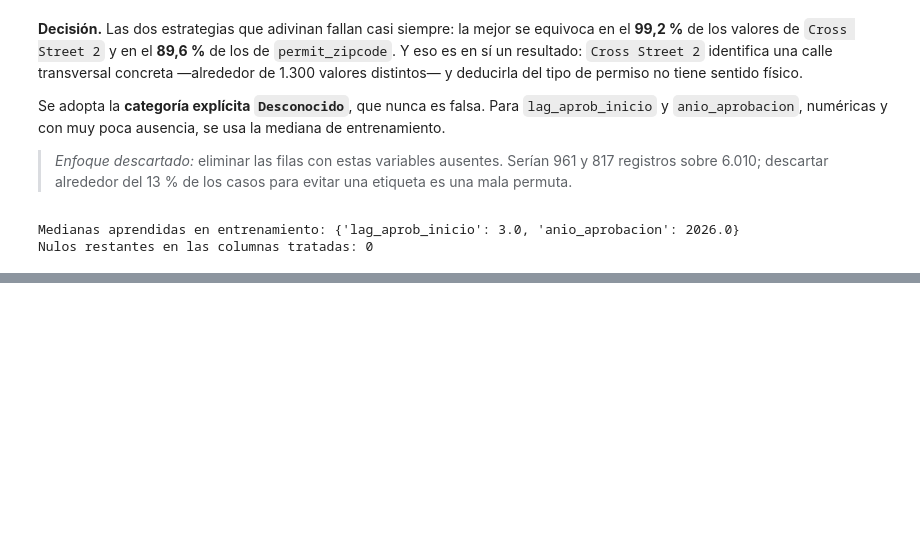
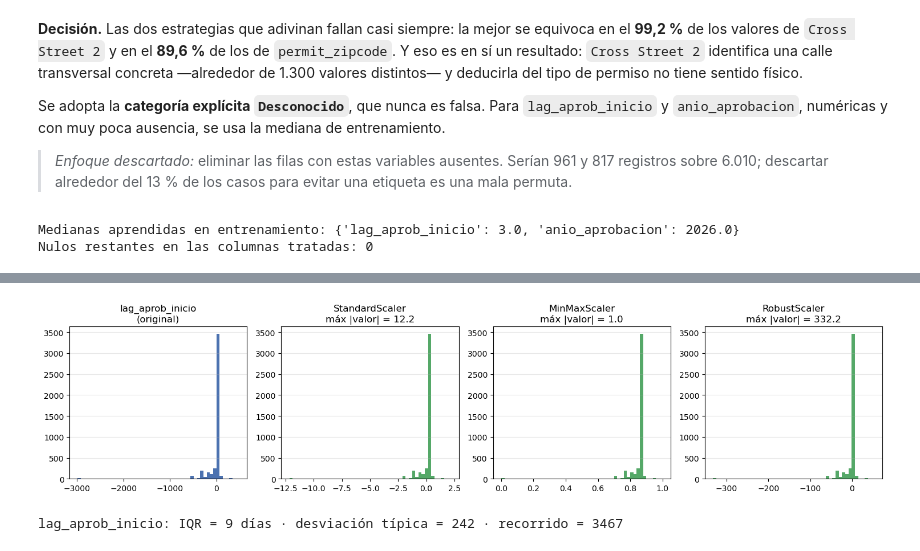
Before and after one commit to RJaramilloP/proyecto-grupo5-mcdi500, a Jupyter notebook: F2/F2_Prueba.ipynb, the cells around one changed output, grey strips where cells are left out. Saved outputs shown, nothing was run; the diff lists cells and outputs as text; code cells hidden in the pictures; blank space fills up the shorter version.

Commit message:
feat: Implementación de escalamiento de variables y transformación de objetivo

```diff
--- a/F2/F2_Prueba.ipynb
+++ b/F2/F2_Prueba.ipynb
@@ -915,0 +1067,18 @@ Nulos restantes en las columnas tratadas: 0
+# %%
+nueva = pd.DataFrame({"tipo_permiso": ["Excavation", "CategoriaQueNoExistia"]})
+
+print("OneHotEncoder con handle_unknown='ignore':")
+print(ohe.transform(nueva).astype(int))
+print("\nLa segunda fila queda en ceros: categoría desconocida, sin interrumpir el proceso.")
+
+print("\nLos otros dos codificadores fallan de inmediato:")
+for nombre, codificador, entrada in [("LabelEncoder", le, nueva.tipo_permiso),
+                                     ("OrdinalEncoder", oe, nueva[["tipo_permiso"]])]:
+    try:
+        codificador.transform(entrada)
+        print(f"  {nombre}: no falló (inesperado)")
+    except ValueError as e:
+        print(f"  [OK] {nombre} lanza ValueError: {str(e)[:70]}...")
+
+print("\nEse fallo no es un defecto: avisar es mejor que inventar. Pero en un flujo que")
+print("debe seguir corriendo, 'ignore' es la opción adecuada, y por eso se usa arriba.")
@@ -915,0 +1217,22 @@ Nulos restantes en las columnas tratadas: 0
+# %%
+# Cuatro paneles: la variable original y el resultado de cada escalador.
+variable = "lag_aprob_inicio"
+fig, ejes = plt.subplots(1, 4, figsize=(15, 3.6))
+
+ejes[0].hist(X_tr[variable], bins=50, color="#4C72B0")
+ejes[0].set_title(f"{variable}\n(original)")
+for eje, (nombre, z) in zip(ejes[1:], escalados.items()):
+    eje.hist(z[variable], bins=50, color="#55A868")
+    eje.set_title(f"{nombre}\nmáx |valor| = {z[variable].abs().max():.1f}")
+for eje in ejes:
+    eje.grid(axis="y", alpha=.3)
+plt.tight_layout()
+fig.savefig(DIR_ANEXOS / "anexo_f4_escaladores.png", dpi=150, bbox_inches="tight")
+plt.show()
+
+q1, q3 = X_tr[variable].quantile([.25, .75])
+print(f"{variable}: IQR = {q3 - q1:.0f} días · desviación típica = {X_tr[variable].std():.0f} "
+      f"· recorrido = {X_tr[variable].max() - X_tr[variable].min():.0f}")
+# %% [output]
+[figure, added]
+lag_aprob_inicio: IQR = 9 días · desviación típica = 242 · recorrido = 3467
```
Also changed, not shown: parts of 16 cells of this notebook, 1 other file.
